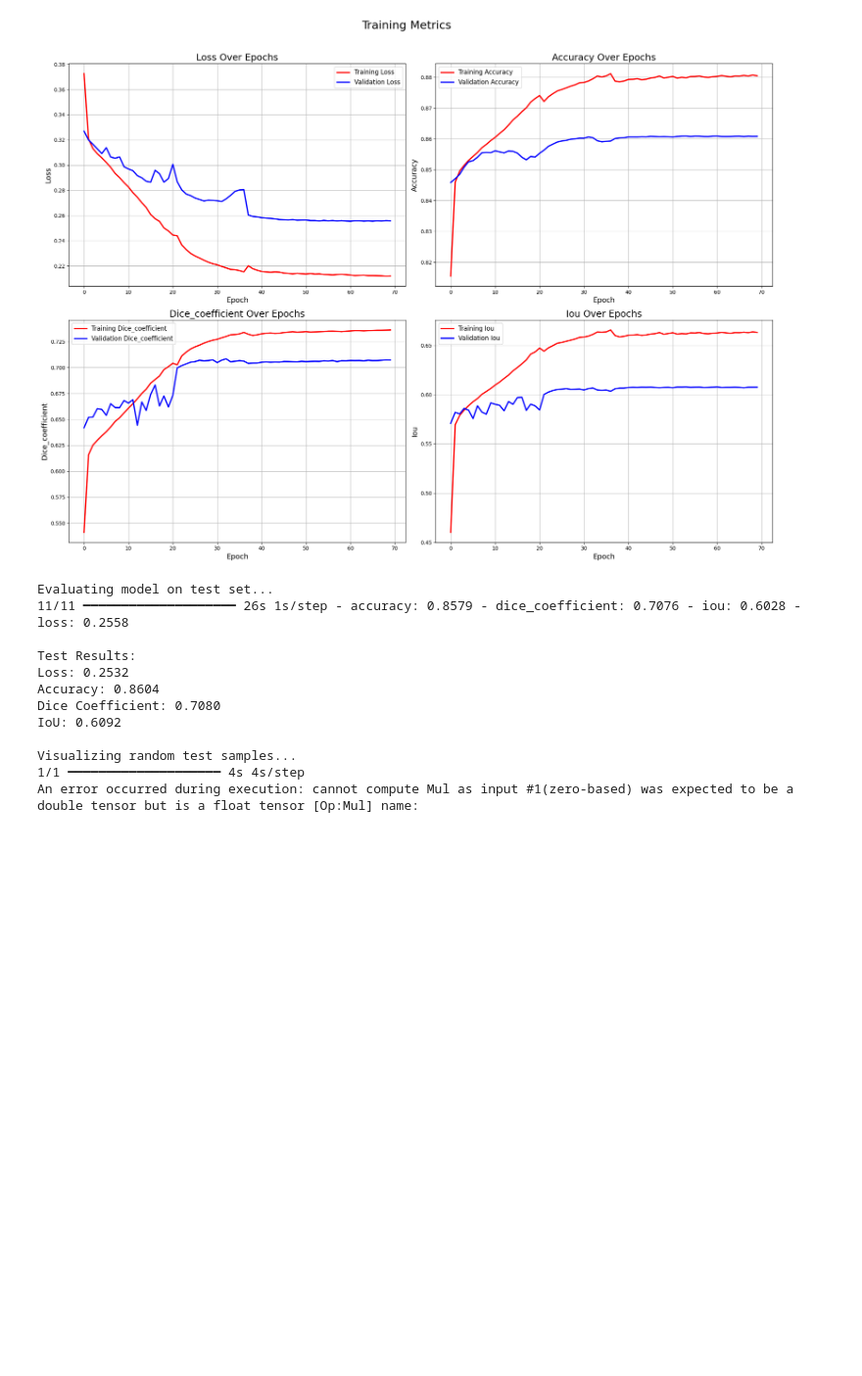
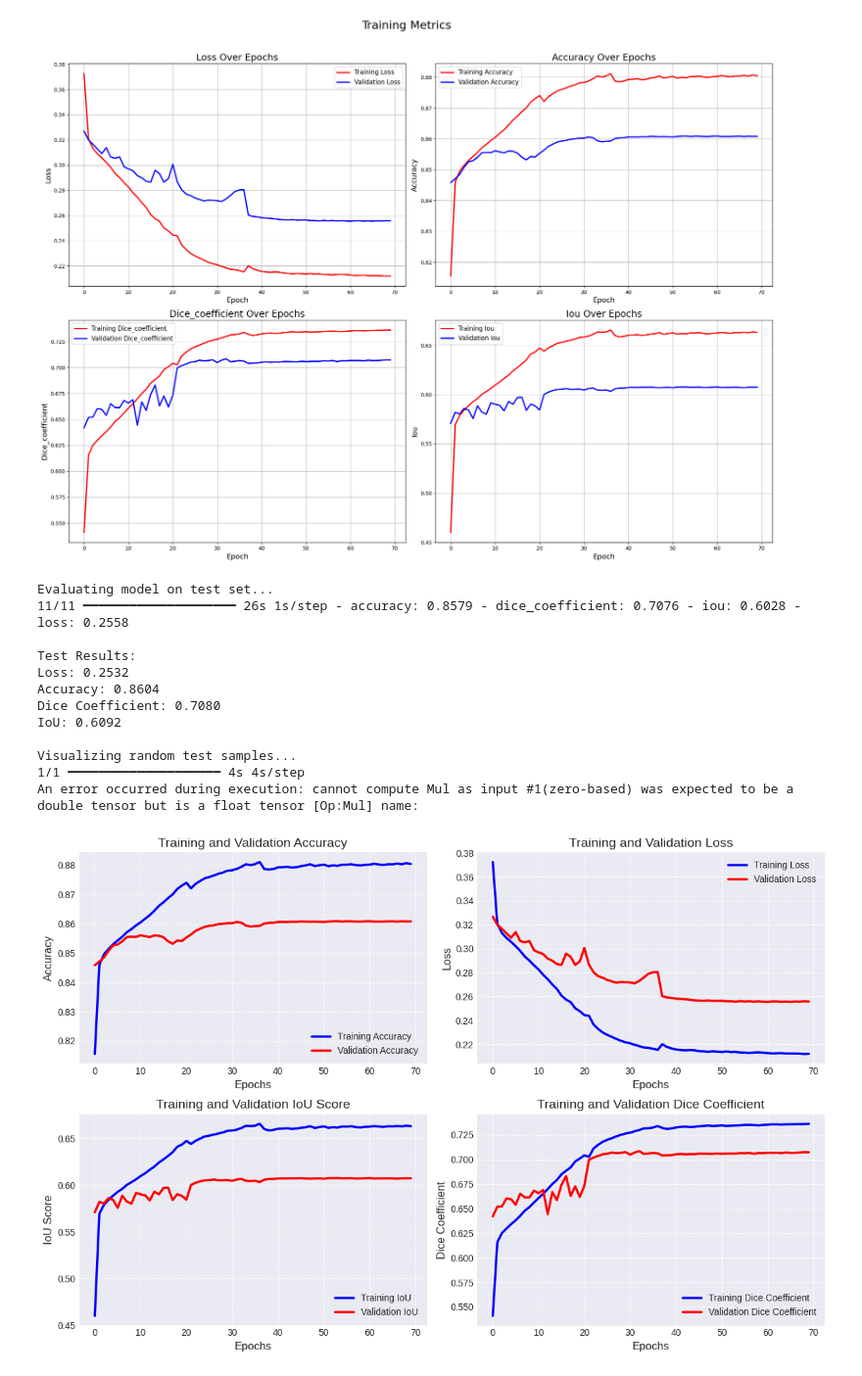
Before and after one commit to abhisheksr47/3d_manual_for_ikea, a Jupyter notebook: notebookc1a5e86eb8.ipynb, the cells around one changed output. Shown at 98% size. Drawn from its saved outputs; the diff is of its cells as text; code cells hidden in the pictures; blank space fills up the shorter version.

```diff
--- a/notebookc1a5e86eb8.ipynb
+++ b/notebookc1a5e86eb8.ipynb
@@ -327,3 +327,59 @@ IoU: 0.6092
 Visualizing random test samples...
 1/1 ━━━━━━━━━━━━━━━━━━━━ 4s 4s/step
 An error occurred during execution: cannot compute Mul as input #1(zero-based) was expected to be a double tensor but is a float tensor [Op:Mul] name:
+# %%
+def plot_training_history(history):
+    # Set the style for the plots
+    plt.style.use('seaborn-darkgrid')
+
+    # Create figure
+    plt.figure(figsize=(12, 8))
+
+    # Plot model accuracy
+    plt.subplot(2, 2, 1)
+    plt.plot(history.history['accuracy'], 'b-', label='Training Accuracy', linewidth=2.5)
+    plt.plot(history.history['val_accuracy'], 'r-', label='Validation Accuracy', linewidth=2.5)
+    plt.title('Training and Validation Accuracy', fontsize=14)
+    plt.xlabel('Epochs', fontsize=12)
+    plt.ylabel('Accuracy', fontsize=12)
+    plt.legend(loc="lower right")
+    plt.grid(True, color='white', linestyle='--', linewidth=0.7)
+
+    # Plot model loss
+    plt.subplot(2, 2, 2)
+    plt.plot(history.history['loss'], 'b-', label='Training Loss', linewidth=2.5)
+    plt.plot(history.history['val_loss'], 'r-', label='Validation Loss', linewidth=2.5)
+    plt.title('Training and Validation Loss', fontsize=14)
+    plt.xlabel('Epochs', fontsize=12)
+    plt.ylabel('Loss', fontsize=12)
+    plt.legend(loc="upper right")
+    plt.grid(True, color='white', linestyle='--', linewidth=0.7)
+
+    # Plot IoU metric
+    plt.subplot(2, 2, 3)
+    plt.plot(history.history['iou'], 'b-', label='Training IoU', linewidth=2.5)
+    plt.plot(history.history['val_iou'], 'r-', label='Validation IoU', linewidth=2.5)
+    plt.title('Training and Validation IoU Score', fontsize=14)
+    plt.xlabel('Epochs', fontsize=12)
+    plt.ylabel('IoU Score', fontsize=12)
+    plt.legend(loc="lower right")
+    plt.grid(True, color='white', linestyle='--', linewidth=0.7)
+
+    # Plot Dice coefficient
+    plt.subplot(2, 2, 4)
+    plt.plot(history.history['dice_coefficient'], 'b-', label='Training Dice Coefficient', linewidth=2.5)
+    plt.plot(history.history['val_dice_coefficient'], 'r-', label='Validation Dice Coefficient', linewidth=2.5)
+    plt.title('Training and Validation Dice Coefficient', fontsize=14)
+    plt.xlabel('Epochs', fontsize=12)
+    plt.ylabel('Dice Coefficient', fontsize=12)
+    plt.legend(loc="lower right")
+    plt.grid(True, color='white', linestyle='--', linewidth=0.7)
+
+    # Adjust layout
+    plt.tight_layout()
+
+    # Save the plot
+
+plot_training_history(history)
+# %% [output]
+[figure, added]
```
Also changed, not shown: parts of 2 cells of this notebook.
